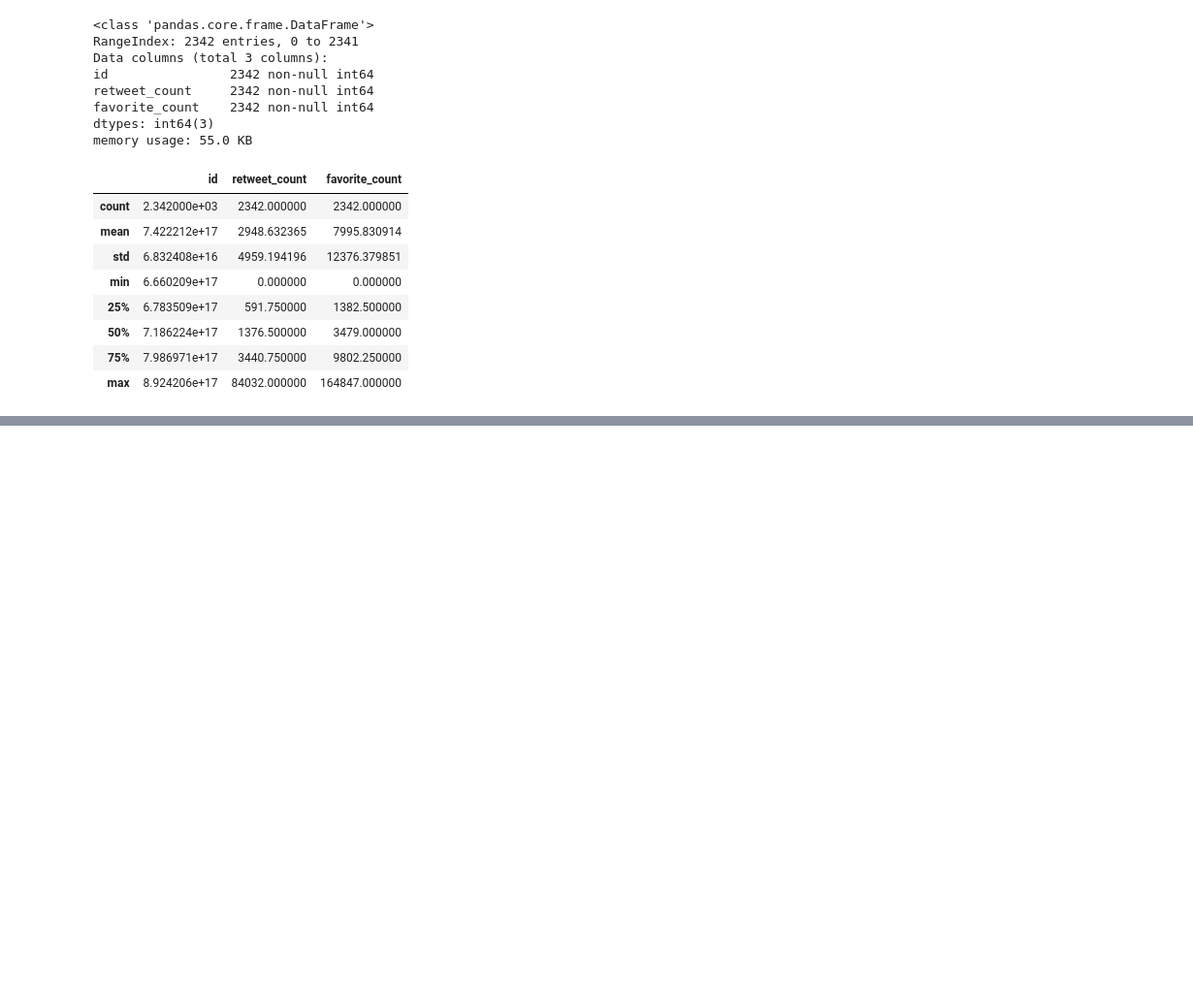
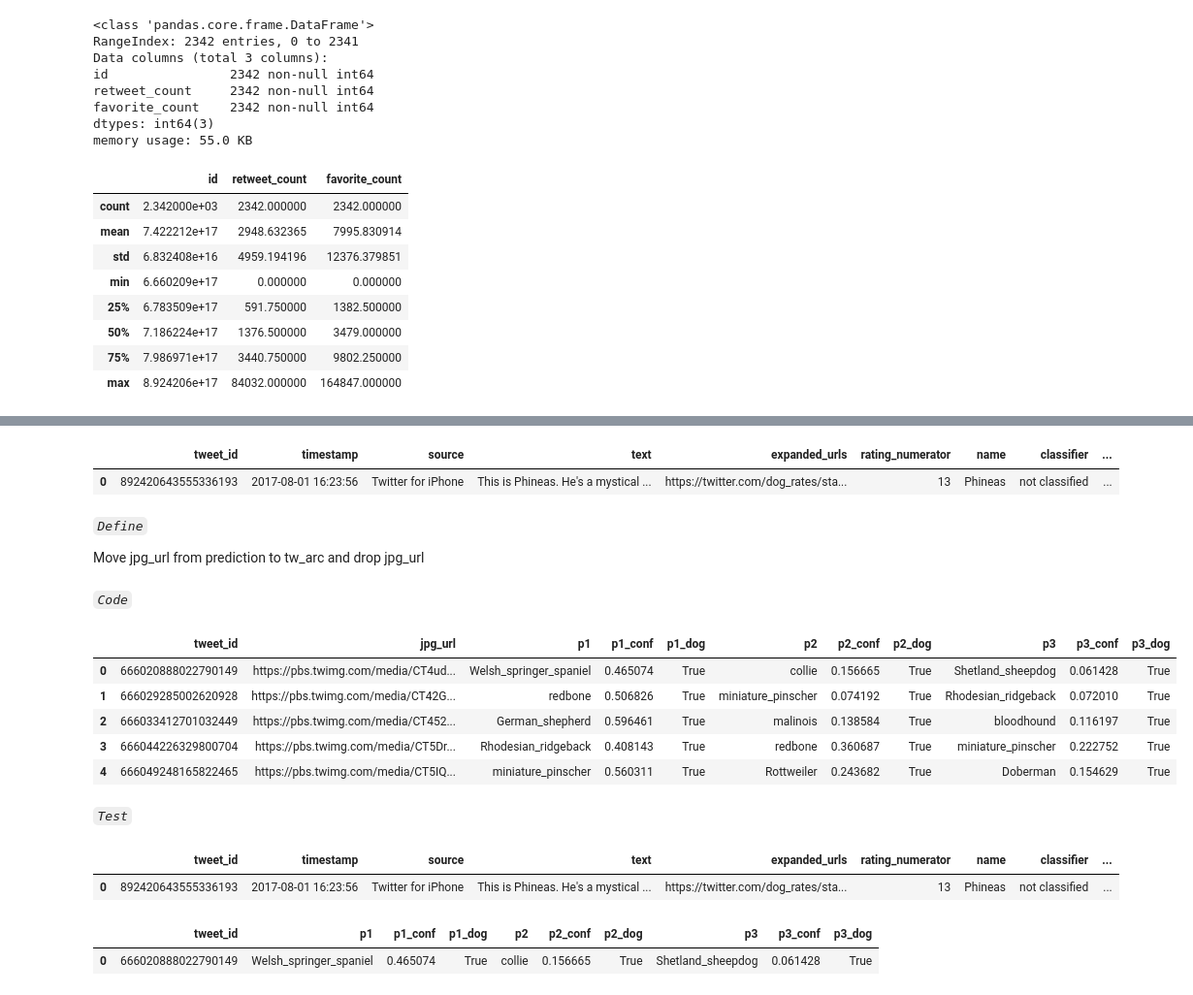
Before and after one commit to taglitis/weratedogs, a Jupyter notebook: wrangle_act.ipynb, the cells around one changed output, grey strips where cells are left out. Shown: that part at 97% size. Cells and saved outputs as stored; diff of their text form; code cells hidden in the pictures; blank space fills up the shorter version.

```diff
--- a/wrangle_act.ipynb
+++ b/wrangle_act.ipynb
@@ -360,0 +546,2 @@ tweets_api.describe()
+# %%
+prediction.drop('img_num', axis = 1, inplace = True)
@@ -360,0 +673,20 @@ tweets_api.describe()
+# %%
+tw_arc.head(1)
+# %% [output]
+|  | tweet_id | timestamp | source | text | expanded_urls | rating_numerator | name | classifier | ... |
+| 0 | 892420643555336193 | 2017-08-01 16:23:56 | Twitter for iPhone | This is Phineas. He's a mystical ... | https://twitter.com/dog_rates/sta... | 13 | Phineas | not classified | ... |
+# %% [markdown]
+*`Define`*
+
+Move jpg_url from prediction to tw_arc and drop jpg_url
+# %% [markdown]
+*`Code`*
+# %%
+prediction.head()
+# %% [output]
+|  | tweet_id | jpg_url | p1 | p1_conf | p1_dog | p2 | p2_conf | p2_dog | p3 | p3_conf | p3_dog |
+| 0 | 666020888022790149 | https://pbs.twimg.com/media/CT4ud... | Welsh_springer_spaniel | 0.465074 | True | collie | 0.156665 | True | Shetland_sheepdog | 0.061428 | True |
+| 1 | 666029285002620928 | https://pbs.twimg.com/media/CT42G... | redbone | 0.506826 | True | miniature_pinscher | 0.074192 | True | Rhodesian_ridgeback | 0.072010 | True |
+| 2 | 666033412701032449 | https://pbs.twimg.com/media/CT452... | German_shepherd | 0.596461 | True | malinois | 0.138584 | True | bloodhound | 0.116197 | True |
+| 3 | 666044226329800704 | https://pbs.twimg.com/media/CT5Dr... | Rhodesian_ridgeback | 0.408143 | True | redbone | 0.360687 | True | miniature_pinscher | 0.222752 | True |
+| 4 | 666049248165822465 | https://pbs.twimg.com/media/CT5IQ... | miniature_pinscher | 0.560311 | True | Rottweiler | 0.243682 | True | Doberman | 0.154629 | True |
@@ -360,0 +698,12 @@ tweets_api.describe()
+# %% [markdown]
+*`Test`*
+# %%
+tw_arc.head(1)
+# %% [output]
+|  | tweet_id | timestamp | source | text | expanded_urls | rating_numerator | name | classifier | ... |
+| 0 | 892420643555336193 | 2017-08-01 16:23:56 | Twitter for iPhone | This is Phineas. He's a mystical ... | https://twitter.com/dog_rates/sta... | 13 | Phineas | not classified | ... |
+# %%
+prediction.head(1)
+# %% [output]
+|  | tweet_id | p1 | p1_conf | p1_dog | p2 | p2_conf | p2_dog | p3 | p3_conf | p3_dog |
+| 0 | 666020888022790149 | Welsh_springer_spaniel | 0.465074 | True | collie | 0.156665 | True | Shetland_sheepdog | 0.061428 | True |
```
Also changed, not shown: parts of 86 cells of this notebook, 1 other file.
